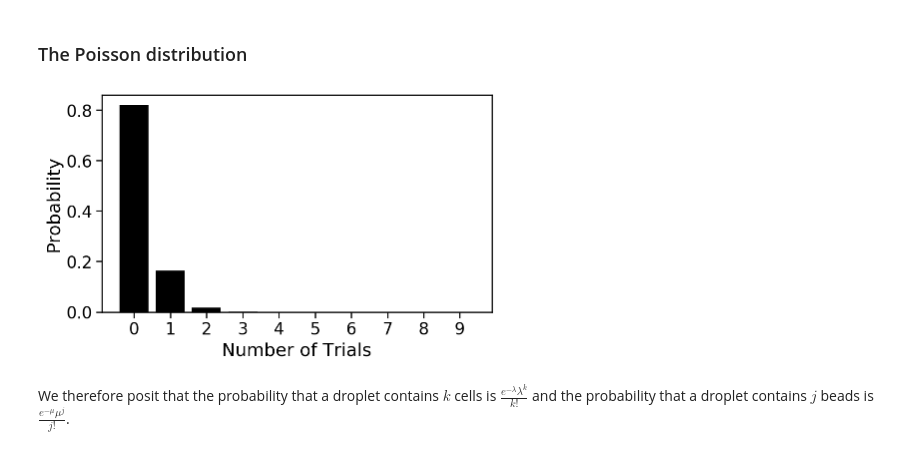
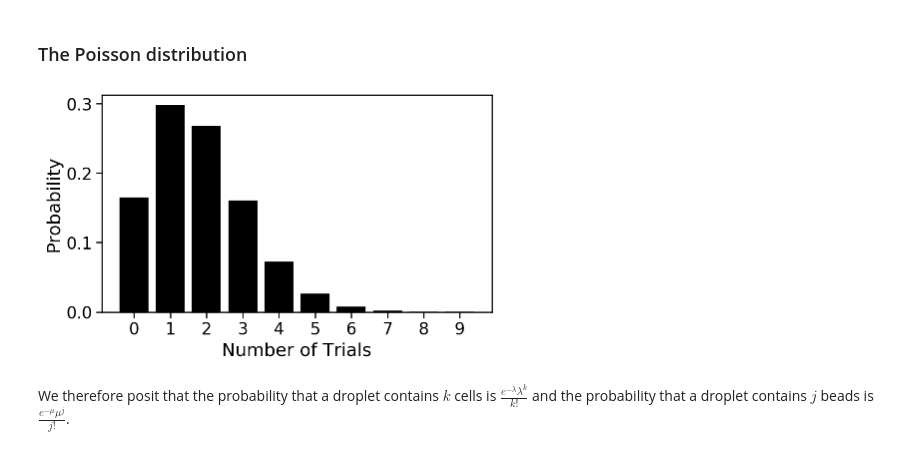
Before and after one commit to pachterlab/kallistobustools, a Jupyter notebook: notebooks/Introduction_single_cell_RNA_seq.ipynb, the cells around one changed output. Drawn from its saved outputs; the diff is of its cells as text; code cells hidden in the pictures.

```diff
--- a/notebooks/Introduction_single_cell_RNA_seq.ipynb
+++ b/notebooks/Introduction_single_cell_RNA_seq.ipynb
@@ -259,21 +264,21 @@ Evidently, it's quite probable that the droplet is empty, possible that it conta
 ### The Poisson distribution
 # %%
 #@title Poisson distribution { run: "auto" }
-lambda_param = 0.2 #@param {type:"slider", min:0, max:2, step:0.1}
+lambda_param = 1.8 #@param {type:"slider", min:0, max:2, step:0.1}
 s = 10
 fig, ax = plt.subplots(figsize=(7, 4))
 
 x = np.arange(s)
 y = poisson.pmf(x, lambda_param)
 
 ax.bar(x, y, color="k")
 ax.set_xlabel("Number of Trials")
 ax.set_ylabel("Probability")
 ax.set_xticks(x)
 
 plt.show()
 # %% [output]
-[figure, old version]
+[figure, new version]
 # %% [markdown]
 We therefore posit that the probability that a droplet contains $k$ cells is $\frac{e^{-\lambda}\lambda^k}{k!}$ and  the probability that a droplet contains $j$ beads is $\frac{e^{-\mu}\mu^j}{j!}$.
 # %% [markdown]
```
Also changed, not shown: parts of 4 cells of this notebook.
